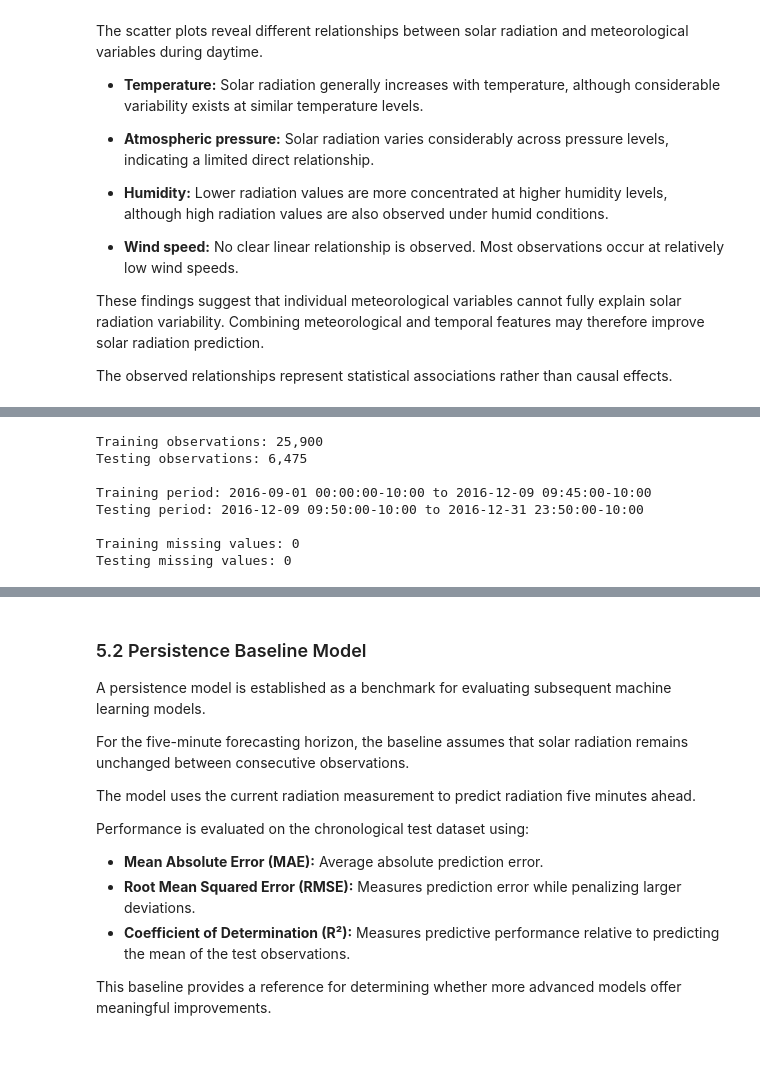
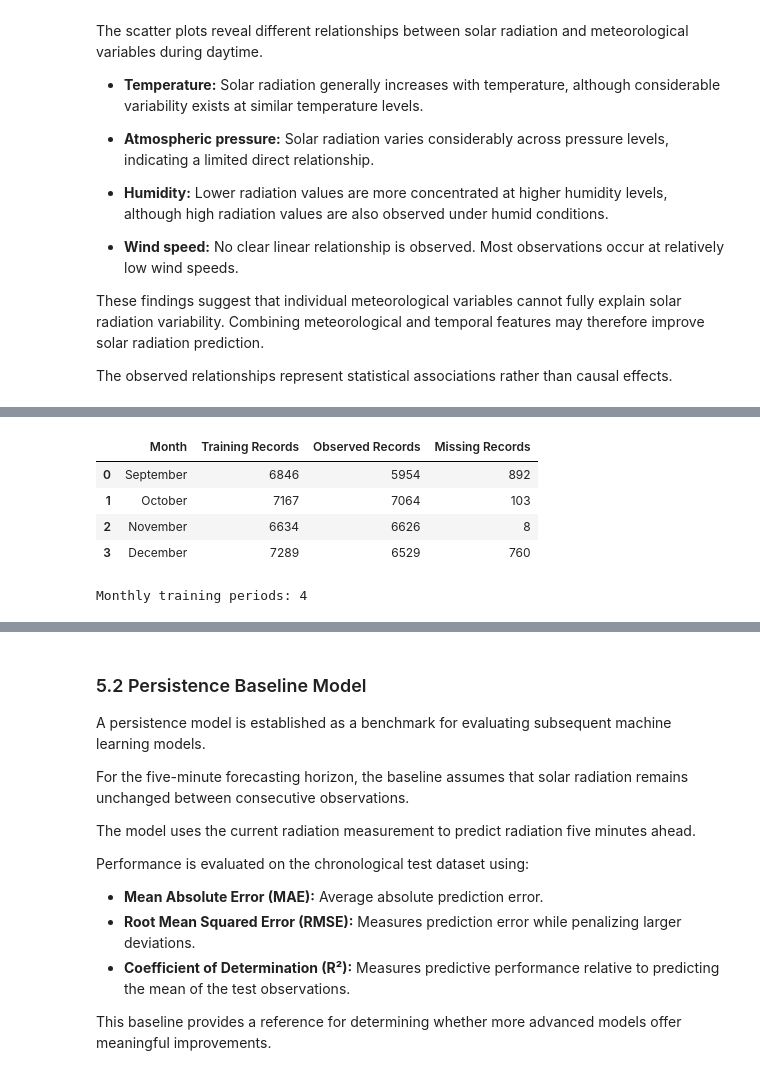
Before and after one commit to damisar/Solar-Radiation-Prediction, a Jupyter notebook: notebook/Solar_Radiation_Analysis.ipynb, the cells around one changed output, grey strips where cells are left out. Saved outputs shown, nothing was run; the diff lists cells and outputs as text; code cells hidden in the pictures.

```diff
--- a/notebook/Solar_Radiation_Analysis.ipynb
+++ b/notebook/Solar_Radiation_Analysis.ipynb
@@ -6447,32 +6518,37 @@ Missing target values: 0
-# %%
-
-# Section 5.1 — Chronological train/test split
-
-# Define the split point
-split_idx = int(len(X) * 0.80)
-
-# Preserve chronological order
-X_train = X.iloc[:split_idx].copy()
-X_test = X.iloc[split_idx:].copy()
-
-y_train = y.iloc[:split_idx].copy()
-y_test = y.iloc[split_idx:].copy()
-
-# Verify the split
-print(f"Training observations: {len(X_train):,}")
-print(f"Testing observations: {len(X_test):,}")
-
-print(f"\nTraining period: {X_train.index.min()} to {X_train.index.max()}")
-print(f"Testing period: {X_test.index.min()} to {X_test.index.max()}")
-
-print(f"\nTraining missing values: {X_train.isna().sum().sum():,}")
-print(f"Testing missing values: {X_test.isna().sum().sum():,}")
-# %% [output]
-Training observations: 25,900
-Testing observations: 6,475
-
-Training period: 2016-09-01 00:00:00-10:00 to 2016-12-09 09:45:00-10:00
-Testing period: 2016-12-09 09:50:00-10:00 to 2016-12-31 23:50:00-10:00
-
-Training missing values: 0
-Testing missing values: 0
+# %%
+# Section 5.1 — Isolate monthly training periods for Experiment B
+
+hybrid_training_periods = {}
+hybrid_period_summary = []
+
+for month, cutoff in monthly_cutoffs.items():
+
+    # Extract the original incomplete training data
+    monthly_training_data = df_imputation.loc[
+        (df_imputation.index.month == month)
+        & (df_imputation.index < cutoff)
+    ].copy()
+
+    # Store each monthly training period separately
+    hybrid_training_periods[month] = monthly_training_data
+
+    # Summarize observed and missing measurements
+    missing_count = monthly_training_data["Radiation"].isna().sum()
+
+    hybrid_period_summary.append({
+        "Month": monthly_training_data.index[0].strftime("%B"),
+        "Training Records": len(monthly_training_data),
+        "Observed Records": len(monthly_training_data) - missing_count,
+        "Missing Records": missing_count
+    })
+
+display(pd.DataFrame(hybrid_period_summary))
+
+print("Monthly training periods:", len(hybrid_training_periods))
+# %% [output]
+|  | Month | Training Records | Observed Records | Missing Records |
+| 0 | September | 6846 | 5954 | 892 |
+| 1 | October | 7167 | 7064 | 103 |
+| 2 | November | 6634 | 6626 | 8 |
+| 3 | December | 7289 | 6529 | 760 |
+Monthly training periods: 4
```
Also changed, not shown: parts of 12 cells of this notebook.
